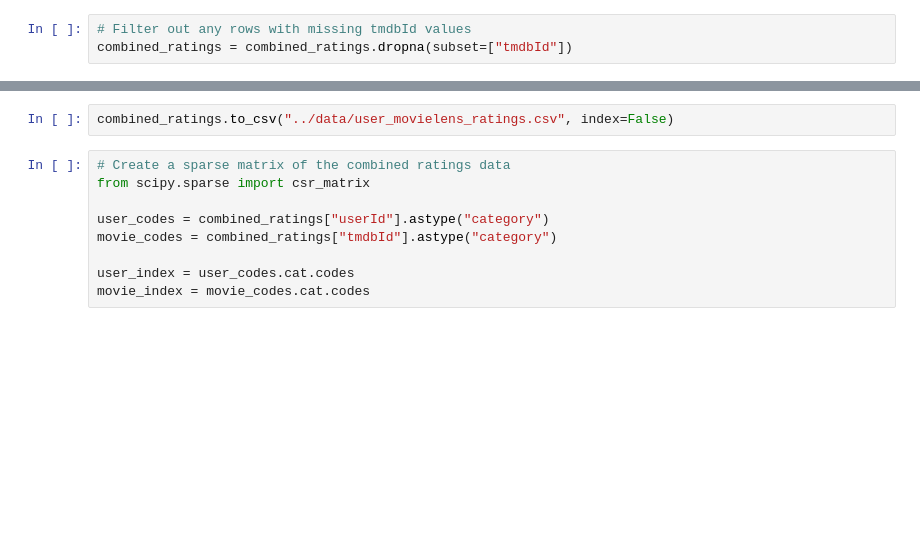
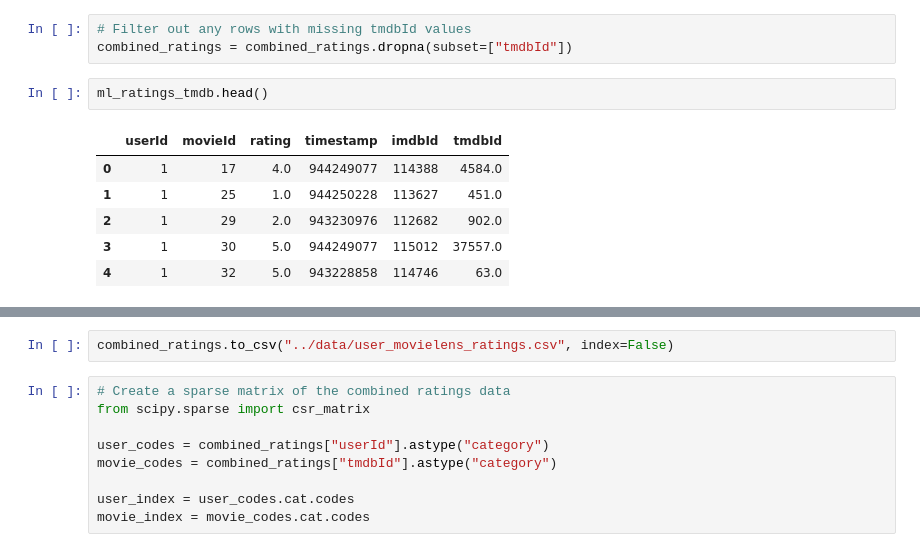
Before and after one commit to scottsiegers/letterboxd-movie-recommender, a Jupyter notebook: notebooks/04_movielens_data.ipynb, the cells around one changed output, grey strips where cells are left out. Saved outputs shown, nothing was run; the diff lists cells and outputs as text; blank space fills up the shorter version.

```diff
--- a/notebooks/04_movielens_data.ipynb
+++ b/notebooks/04_movielens_data.ipynb
@@ -231,3 +216,12 @@ combined_ratings.head()
 # %%
 # Filter out any rows with missing tmdbId values
 combined_ratings = combined_ratings.dropna(subset=["tmdbId"])
+# %%
+ml_ratings_tmdb.head()
+# %% [output]
+|  | userId | movieId | rating | timestamp | imdbId | tmdbId |
+| 0 | 1 | 17 | 4.0 | 944249077 | 114388 | 4584.0 |
+| 1 | 1 | 25 | 1.0 | 944250228 | 113627 | 451.0 |
+| 2 | 1 | 29 | 2.0 | 943230976 | 112682 | 902.0 |
+| 3 | 1 | 30 | 5.0 | 944249077 | 115012 | 37557.0 |
+| 4 | 1 | 32 | 5.0 | 943228858 | 114746 | 63.0 |
```
Also changed, not shown: parts of 17 cells of this notebook, 5 other files.
